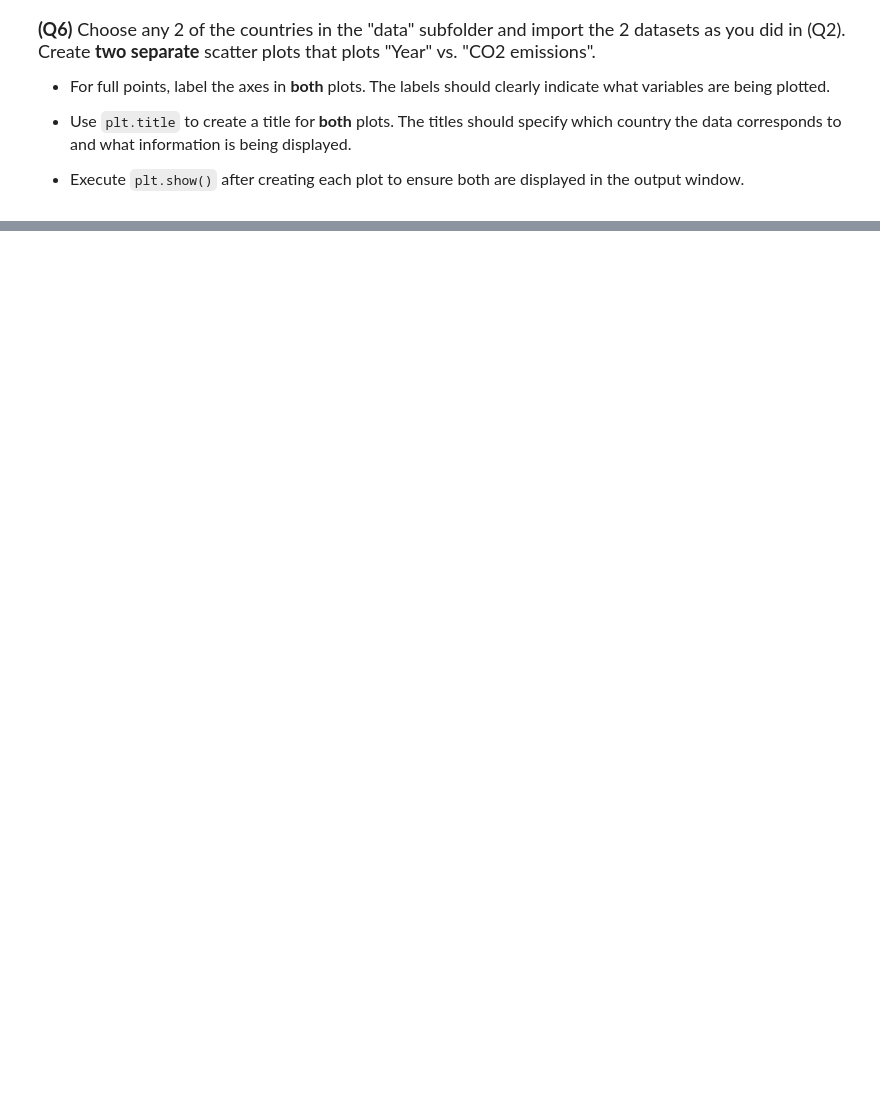
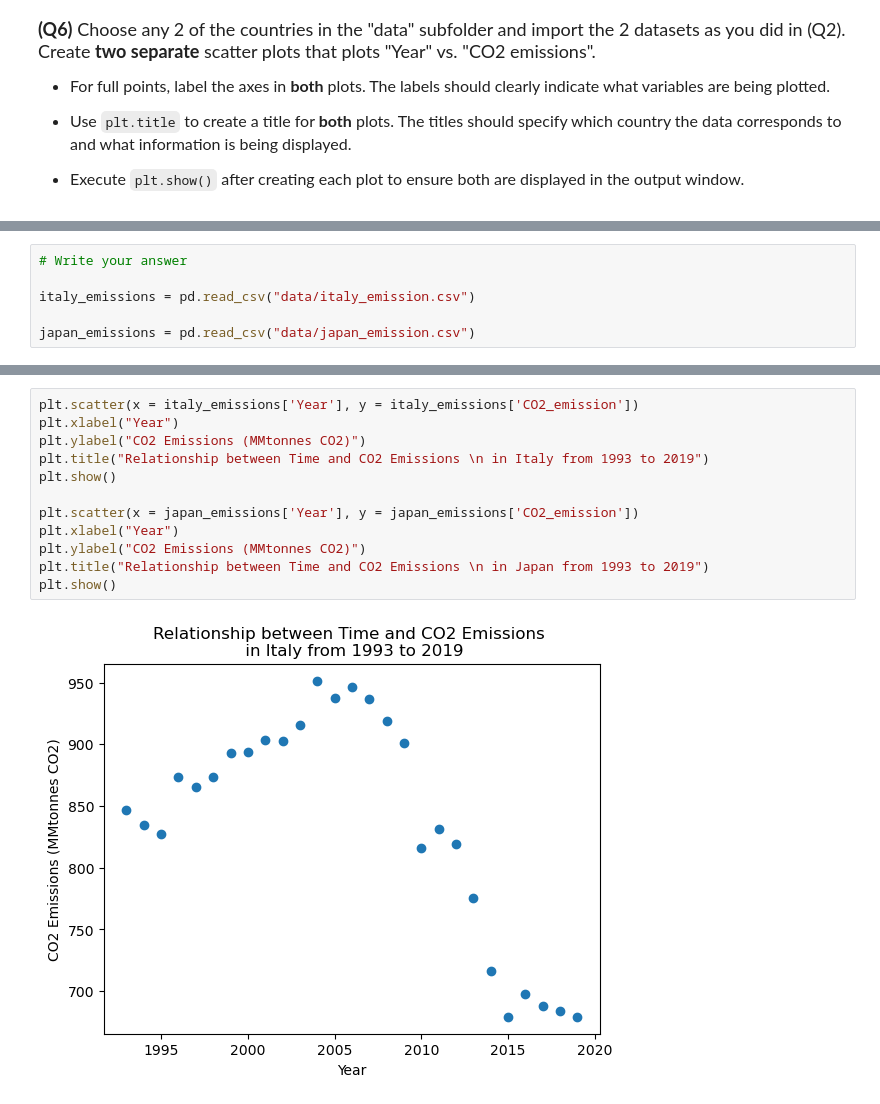
Before and after one commit to aagamapprakash/datasci151spring2026, a Jupyter notebook: _assignments/assignment_2/Assignment2.ipynb, the cells around one changed output, grey strips where cells are left out. Saved outputs shown, nothing was run; the diff lists cells and outputs as text; blank space fills up the shorter version.

```diff
--- a/_assignments/assignment_2/Assignment2.ipynb
+++ b/_assignments/assignment_2/Assignment2.ipynb
@@ -122,0 +202,6 @@ us_emissions["CO2_emission"].describe()
+# %%
+# Write your answer
+
+italy_emissions = pd.read_csv("data/italy_emission.csv")
+
+japan_emissions = pd.read_csv("data/japan_emission.csv")
@@ -122,0 +250,14 @@ us_emissions["CO2_emission"].describe()
+# %%
+plt.scatter(x = italy_emissions['Year'], y = italy_emissions['CO2_emission'])
+plt.xlabel("Year")
+plt.ylabel("CO2 Emissions (MMtonnes CO2)")
+plt.title("Relationship between Time and CO2 Emissions \n in Italy from 1993 to 2019")
+plt.show()
+
+plt.scatter(x = japan_emissions['Year'], y = japan_emissions['CO2_emission'])
+plt.xlabel("Year")
+plt.ylabel("CO2 Emissions (MMtonnes CO2)")
+plt.title("Relationship between Time and CO2 Emissions \n in Japan from 1993 to 2019")
+plt.show()
+# %% [output]
+[figure, added]
```
Also changed, not shown: parts of 12 cells of this notebook.
